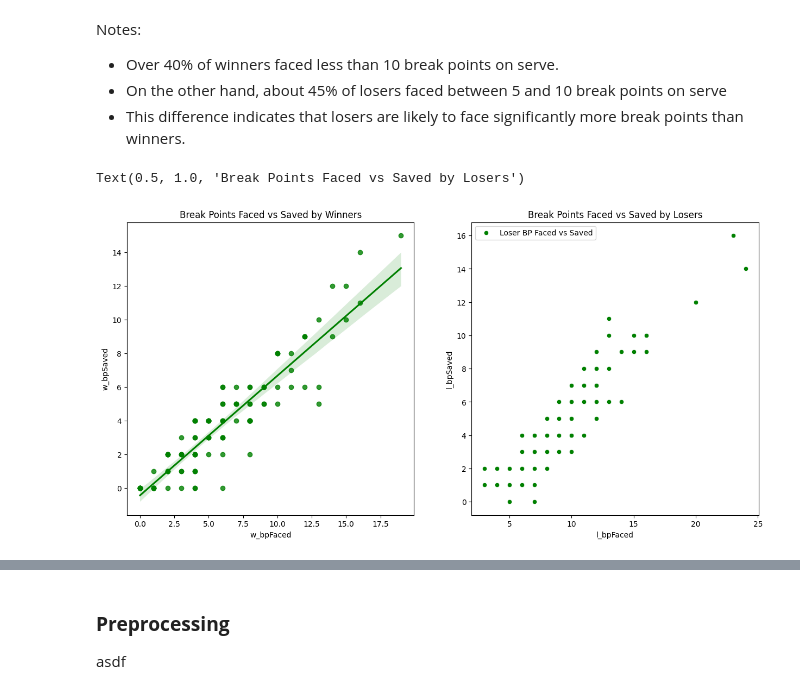
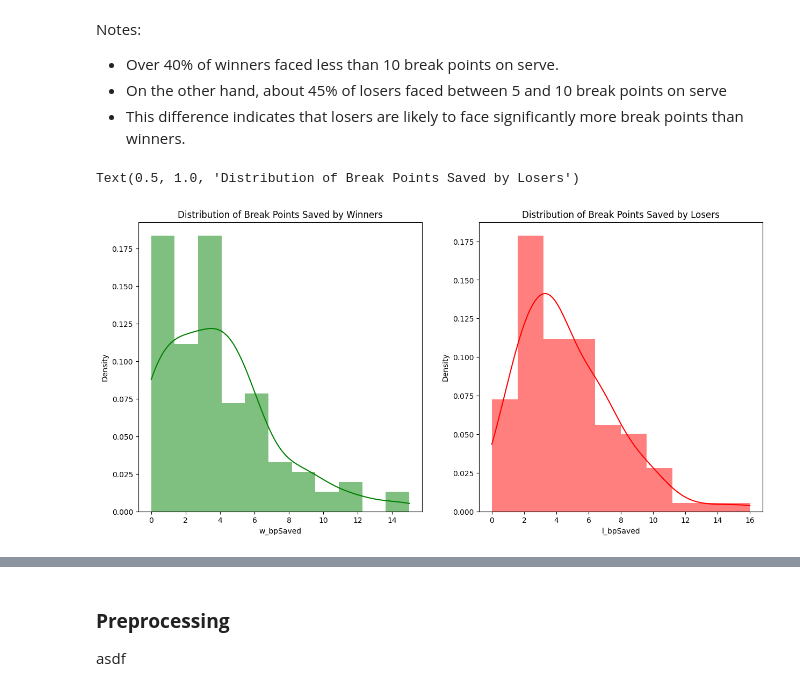
Before and after one commit to AnnambhotlaK/mlproject, a Jupyter notebook: notebook/wta_match_eda.ipynb, the cells around one changed output, grey strips where cells are left out. Cells and saved outputs as stored; diff of their text form; code cells hidden in the pictures.

Commit message:
continue eda with break point stats

```diff
--- a/notebook/wta_match_eda.ipynb
+++ b/notebook/wta_match_eda.ipynb
@@ -322,17 +322,16 @@ Notes:
 - On the other hand, about 45% of losers faced between 5 and 10 break points on serve
 - This difference indicates that losers are likely to face significantly more break points than winners.
 # %%
-# Visualize break points faced and saved for winners and losers
-# We would expect winners to save a higher percentage of break points faced than losers.
+# Visualize the distribution of break points saved for winners and losers
+# We could expect winners to save more break points than losers, but they may also save fewer due to facing fewer BPs.
 fig, axs = plt.subplots(1, 2, figsize=(15, 7))
 plt.subplot(121)
-#sns.scatterplot(w_stats['w_bpFaced'], color='green', label='Winner BP Faced', kde=True, stat="density", linewidth=0)
-sns.regplot(x=w_stats['w_bpFaced'], y=w_stats['w_bpSaved'], color='green', label='Winner BP Faced vs Saved')
-plt.title('Break Points Faced vs Saved by Winners')
+sns.histplot(w_stats['w_bpSaved'], color='green', label='Winner BP Faced', kde=True, stat="density", linewidth=0)
+plt.title('Distribution of Break Points Saved by Winners')
 
 plt.subplot(122)
-sns.regplot(x=l_stats['l_bpFaced'], y=l_stats['l_bpSaved'], color='green', label='Loser BP Faced vs Saved')
-plt.title('Break Points Faced vs Saved by Losers')
+sns.histplot(l_stats['l_bpSaved'], color='red', label='Loser BP Faced', kde=True, stat="density", linewidth=0)
+plt.title('Distribution of Break Points Saved by Losers')
 # %% [output]
-Text(0.5, 1.0, 'Break Points Faced vs Saved by Losers')
+Text(0.5, 1.0, 'Distribution of Break Points Saved by Losers')
-[figure, old version]
+[figure, new version]
```
Also changed, not shown: parts of 2 cells of this notebook.
